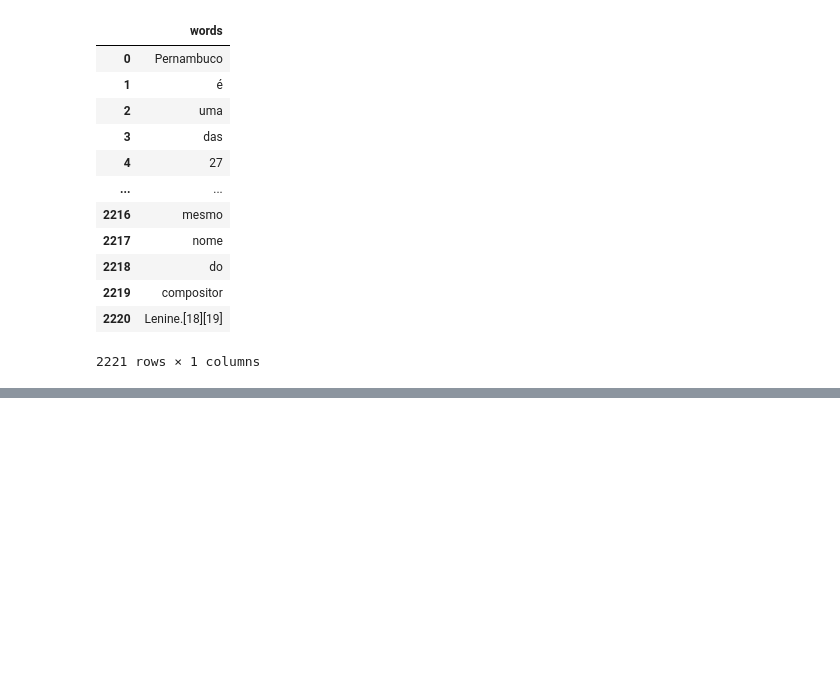
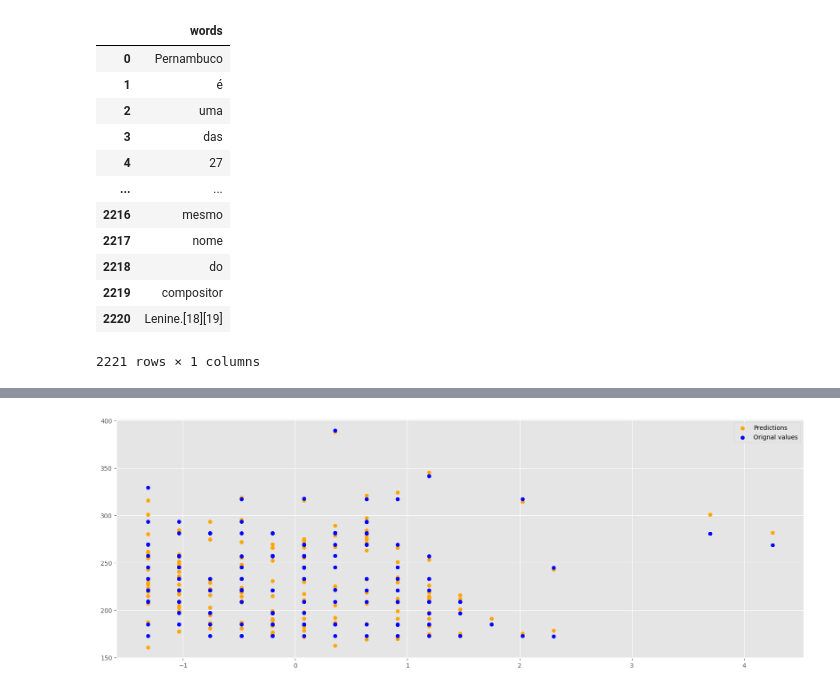
Before and after one commit to concrete-kite/Projeto-N.E.M, a Jupyter notebook: Machine Learning/status2.ipynb, the cells around one changed output, grey strips where cells are left out. Saved outputs shown, nothing was run; the diff lists cells and outputs as text; code cells hidden in the pictures; blank space fills up the shorter version.

```diff
--- a/Machine Learning/status2.ipynb
+++ b/Machine Learning/status2.ipynb
@@ -184 +220,12 @@ results
+# %%
+#Ploting predicted values and real values
+plt.figure(figsize=(20,7))
+plt.scatter(X_test[:,0], y_test , label= "Predictions", color="orange")
+plt.scatter(X_test[:,0], y_pred_ridge,  label="Orignal values", color="blue")
+plt.legend()
+plt.show()
+
+#Separation due to split in data
+# %% [output]
+[figure, added]
 # %%
```
Also changed, not shown: parts of 13 cells of this notebook, 1 other file.
